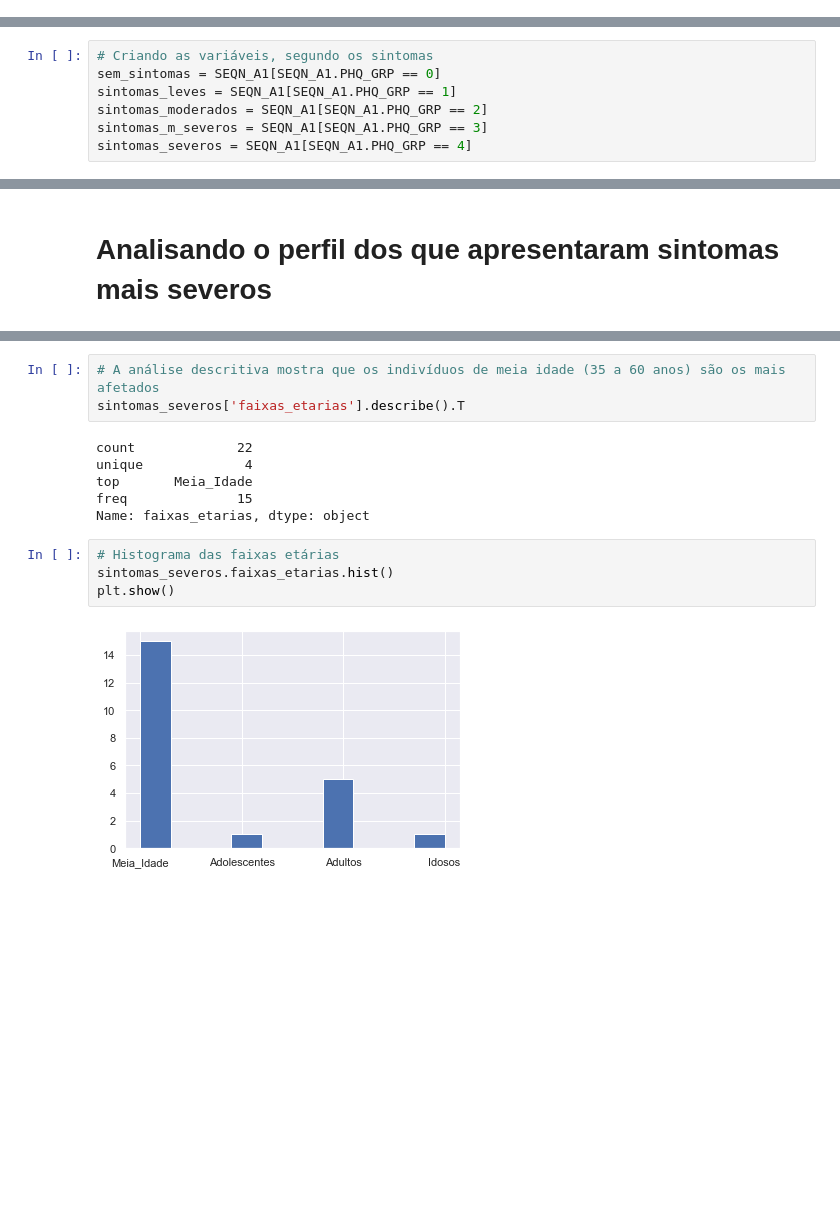
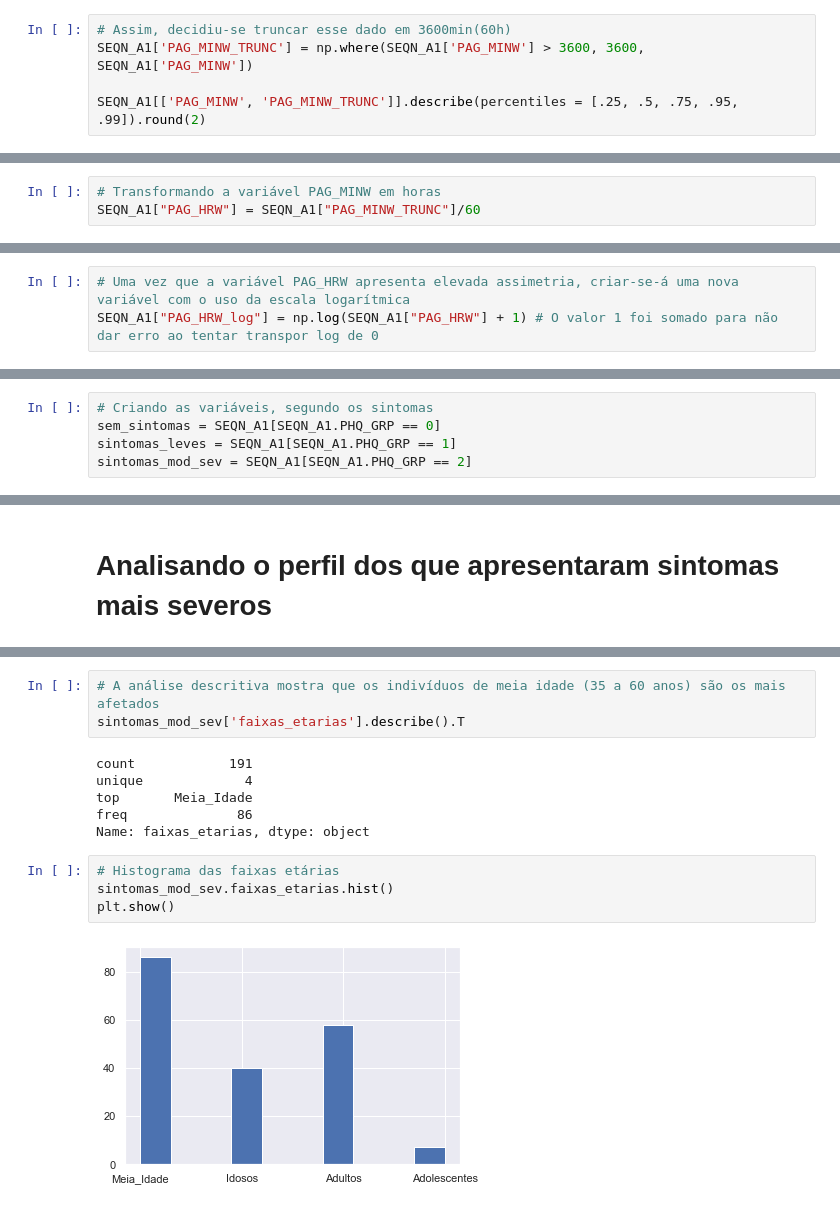
Before and after one commit to feelnin/desafio-inferencia-Tera, a Jupyter notebook: desafioinferencia.ipynb, the cells around one changed output, grey strips where cells are left out. Cells and saved outputs as stored; diff of their text form; blank space fills up the shorter version.

```diff
--- a/desafioinferencia.ipynb
+++ b/desafioinferencia.ipynb
@@ -470,0 +659,5 @@ SEQN_A1.shape
+# %%
+# Assim, decidiu-se truncar esse dado em 3600min(60h)
+SEQN_A1['PAG_MINW_TRUNC'] = np.where(SEQN_A1['PAG_MINW'] > 3600, 3600, SEQN_A1['PAG_MINW'])
+
+SEQN_A1[['PAG_MINW', 'PAG_MINW_TRUNC']].describe(percentiles = [.25, .5, .75, .95, .99]).round(2)
@@ -470,0 +676,3 @@ SEQN_A1.shape
+# %%
+# Transformando a variável PAG_MINW em horas
+SEQN_A1["PAG_HRW"] = SEQN_A1["PAG_MINW_TRUNC"]/60
@@ -470,0 +692,3 @@ SEQN_A1.shape
+# %%
+# Uma vez que a variável PAG_HRW apresenta elevada assimetria, criar-se-á uma nova variável com o uso da escala logarítmica
+SEQN_A1["PAG_HRW_log"] = np.log(SEQN_A1["PAG_HRW"] + 1) # O valor 1 foi somado para não dar erro ao tentar transpor log de 0
@@ -526,9 +754,7 @@ SEQN_A1['faixas_etarias'] = pd.cut(SEQN_A1['IDADE'], limites_etarios, labels=['B
 # Criando as variáveis, segundo os sintomas
 sem_sintomas = SEQN_A1[SEQN_A1.PHQ_GRP == 0]
 sintomas_leves = SEQN_A1[SEQN_A1.PHQ_GRP == 1]
-sintomas_moderados = SEQN_A1[SEQN_A1.PHQ_GRP == 2]
-sintomas_m_severos = SEQN_A1[SEQN_A1.PHQ_GRP == 3]
-sintomas_severos = SEQN_A1[SEQN_A1.PHQ_GRP == 4]
+sintomas_mod_sev = SEQN_A1[SEQN_A1.PHQ_GRP == 2]
 # %%
 # Exportando o dataset
 SEQN_A1.to_csv('SEQN_A1.CSV', index=False)
@@ -993,17 +1268,17 @@ plt.show()
 # %%
 # A análise descritiva mostra que os indivíduos de meia idade (35 a 60 anos) são os mais afetados
-sintomas_severos['faixas_etarias'].describe().T
+sintomas_mod_sev['faixas_etarias'].describe().T
 # %% [output]
-count             22
+count            191
 unique             4
 top       Meia_Idade
-freq              15
+freq              86
 Name: faixas_etarias, dtype: object
 # %%
 # Histograma das faixas etárias
-sintomas_severos.faixas_etarias.hist()
+sintomas_mod_sev.faixas_etarias.hist()
 plt.show()
 # %% [output]
-[figure, old version]
+[figure, new version]
 # %%
 # Analisando as frequências de renda ordenadadamente
```
Also changed, not shown: parts of 62 cells of this notebook.
